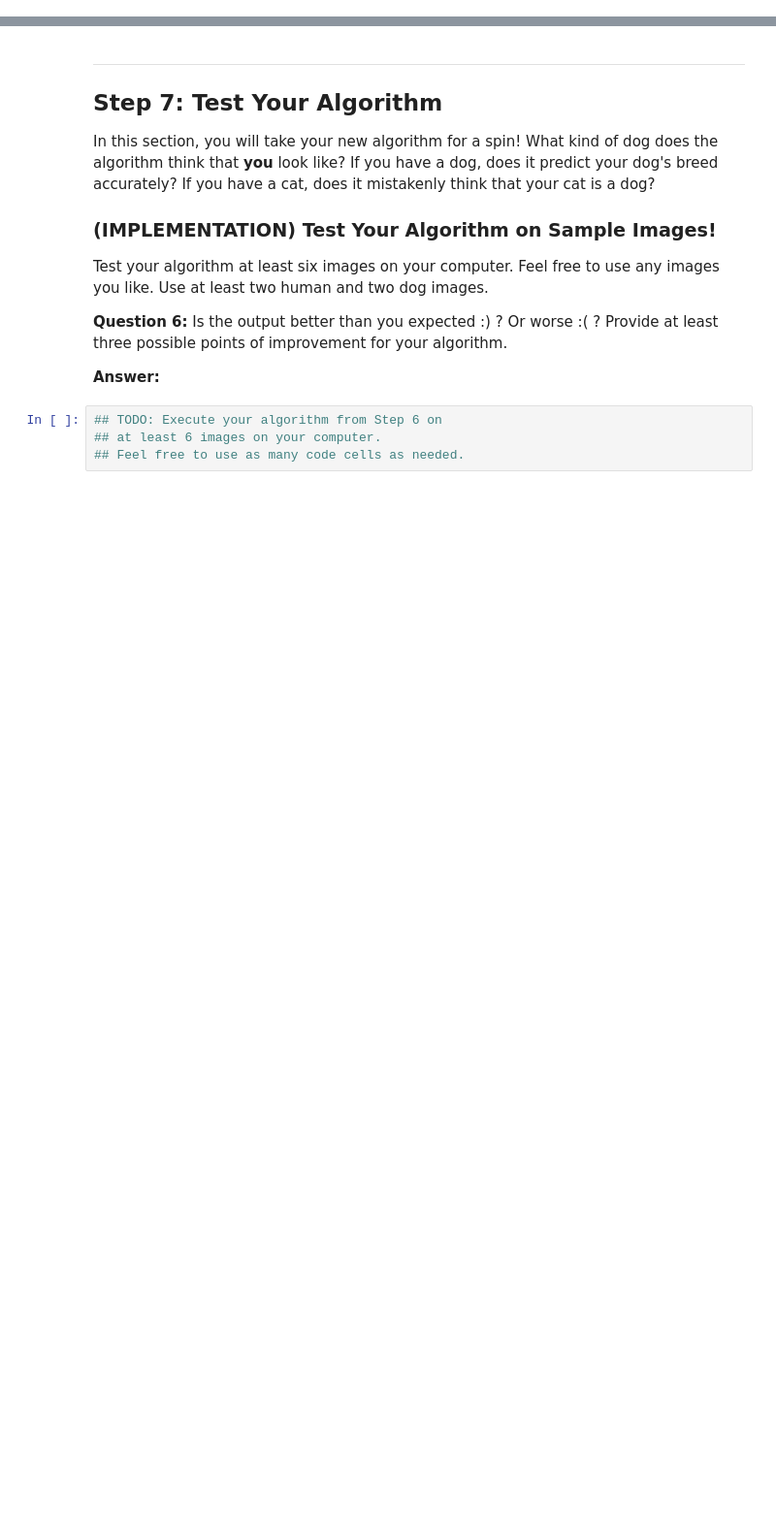
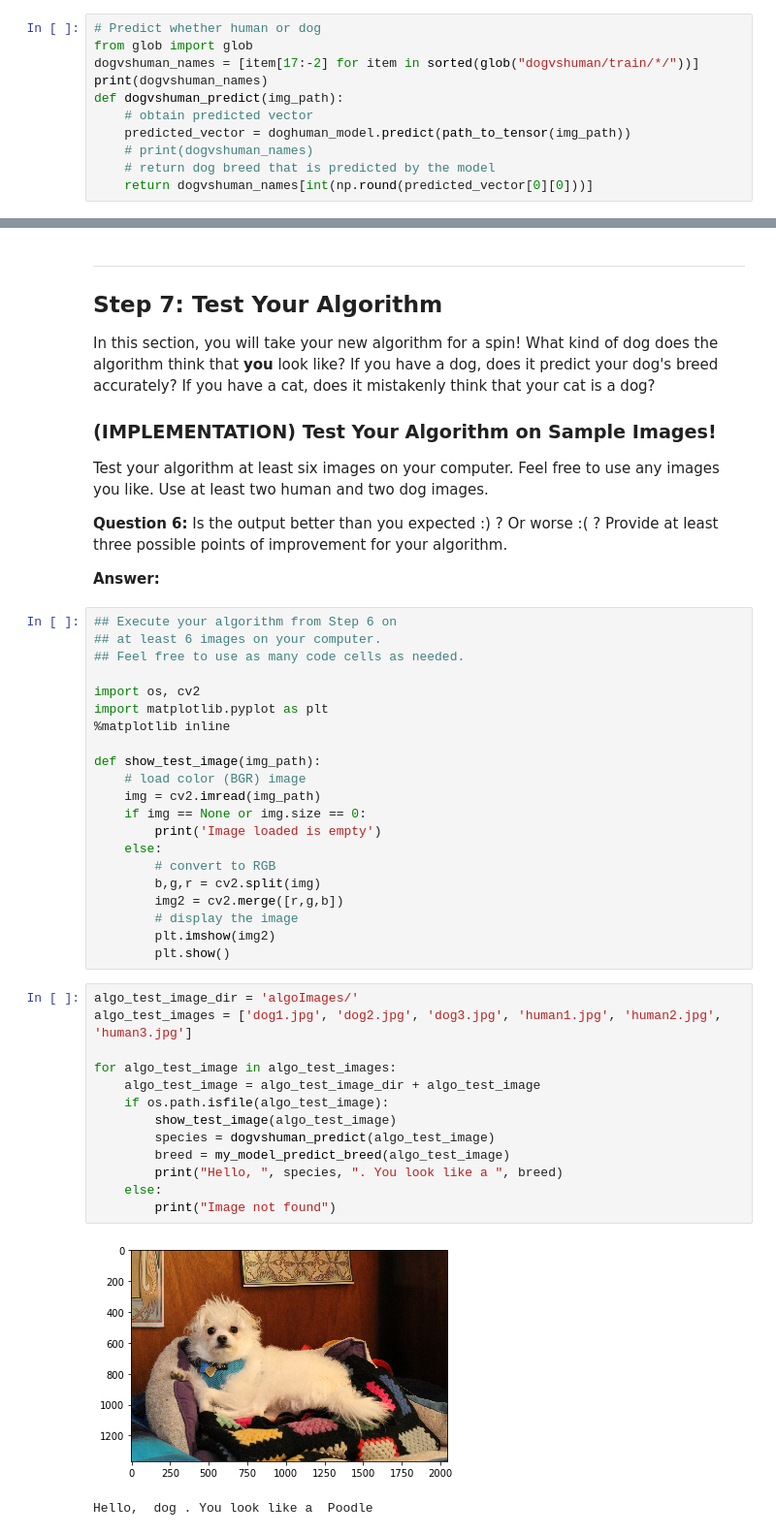
Before and after one commit to arunkv/dog-project, a Jupyter notebook: dog_app.ipynb, the cells around one changed output, grey strips where cells are left out. Shown at 97% size. Cells and saved outputs as stored; diff of their text form; blank space fills up the shorter version.

Commit message:
Implemented better dog vs human detector Completed exercises

```diff
--- a/dog_app.ipynb
+++ b/dog_app.ipynb
@@ -379,0 +336,11 @@ Found 100 images belonging to 1 classes.
+# %%
+# Predict whether human or dog
+from glob import glob
+dogvshuman_names = [item[17:-2] for item in sorted(glob("dogvshuman/train/*/"))]
+print(dogvshuman_names)
+def dogvshuman_predict(img_path):
+    # obtain predicted vector
+    predicted_vector = doghuman_model.predict(path_to_tensor(img_path))
+    # print(dogvshuman_names)
+    # return dog breed that is predicted by the model
+    return dogvshuman_names[int(np.round(predicted_vector[0][0]))]
@@ -955,6 +935,39 @@ __Question 6:__ Is the output better than you expected :) ?  Or worse :( ?  Prov
 
 __Answer:__
 # %%
-## TODO: Execute your algorithm from Step 6 on
+## Execute your algorithm from Step 6 on
 ## at least 6 images on your computer.
 ## Feel free to use as many code cells as needed.
+
+import os, cv2
+import matplotlib.pyplot as plt
+%matplotlib inline
+
+def show_test_image(img_path):
+    # load color (BGR) image
+    img = cv2.imread(img_path)
+    if img == None or img.size == 0:
+        print('Image loaded is empty')
+    else:
+        # convert to RGB
+        b,g,r = cv2.split(img)
+        img2 = cv2.merge([r,g,b])
+        # display the image
+        plt.imshow(img2)
+        plt.show()
+# %%
+algo_test_image_dir = 'algoImages/'
+algo_test_images = ['dog1.jpg', 'dog2.jpg', 'dog3.jpg', 'human1.jpg', 'human2.jpg', 'human3.jpg']
+
+for algo_test_image in algo_test_images:
+    algo_test_image = algo_test_image_dir + algo_test_image
+    if os.path.isfile(algo_test_image):
+        show_test_image(algo_test_image)
+        species = dogvshuman_predict(algo_test_image)
+        breed = my_model_predict_breed(algo_test_image)
+        print("Hello, ", species, ". You look like a ", breed)
+    else:
+        print("Image not found")
+# %% [output]
+[figure, added]
+Hello,  dog . You look like a  Poodle
```
Also changed, not shown: parts of 17 cells of this notebook, 6 other files.
